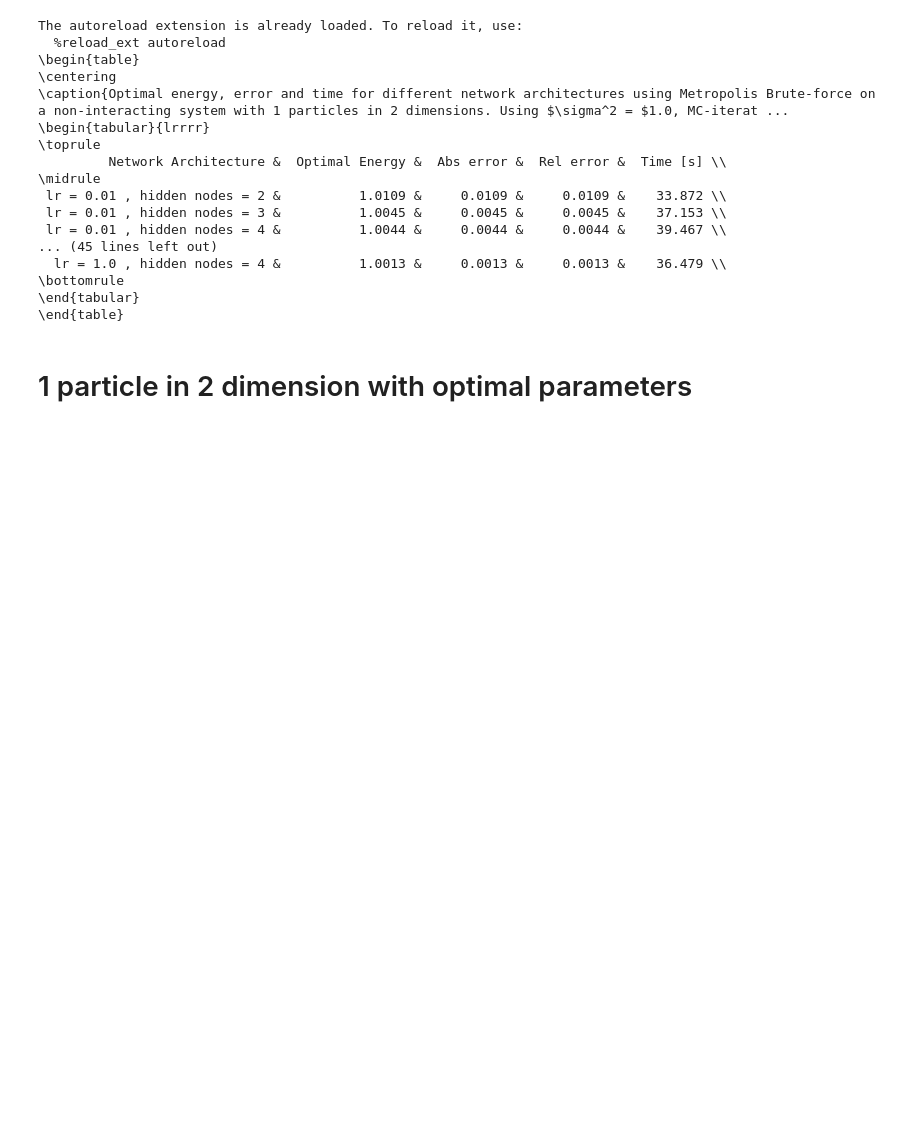
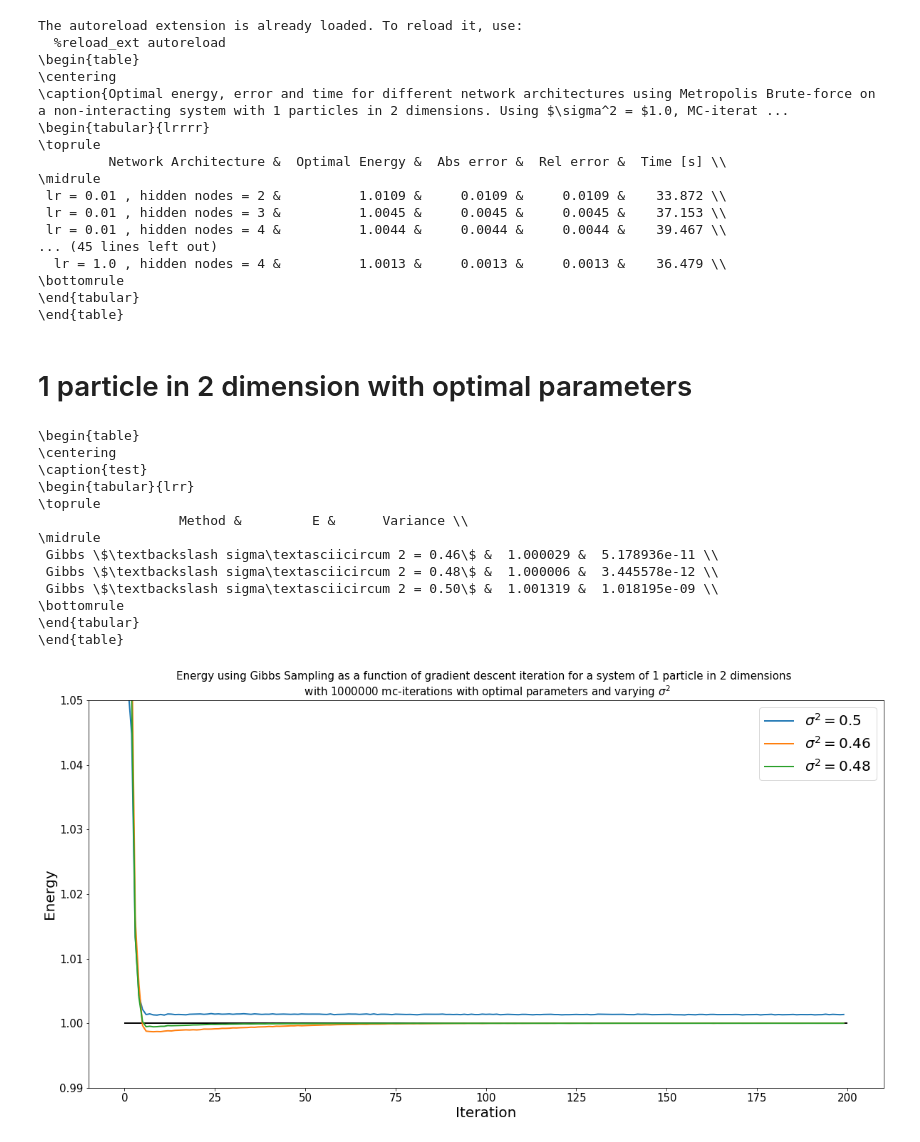
Before and after one commit to MartinKHovden/ComputationalPhysics2, a Jupyter notebook: Project2/non-interacting.ipynb, the cells around one changed output. Drawn from its saved outputs; the diff is of its cells as text; code cells hidden in the pictures; blank space fills up the shorter version.

```diff
--- a/Project2/non-interacting.ipynb
+++ b/Project2/non-interacting.ipynb
@@ -397,6 +405,66 @@ The autoreload extension is already loaded. To reload it, use:
 \end{table}
 # %% [markdown]
 # 1 particle in 2 dimension with optimal parameters
+# %%
+import numpy as np
+import matplotlib.pyplot as plt
+import pandas as pd
+from blocking import block
+
+
+plt.rcParams["figure.figsize"] = 20,10
+plt.rcParams["lines.linewidth"] = 2
+plt.rcParams["xtick.labelsize"] =15
+plt.rcParams["ytick.labelsize"] =15
+plt.rcParams["axes.labelsize"] = 20
+plt.rcParams["legend.fontsize"] = 20
+plt.rcParams["legend.title_fontsize"] = 15
+
+exact = 1
+
+gs_05 = np.loadtxt("output/MCMC_Runs/interacting_false/MCMC_Runs_gibbs_sampling_num_particles_1_num_dims_2_hidden_4_sigma_0.5_num_mc_iterations_1000000.txt", skiprows=1)
+gibbs_05_E, gibbs_05_Var = (block(gs_05))
+gs_046 = np.loadtxt("output/MCMC_Runs/interacting_false/MCMC_Runs_gibbs_sampling_num_particles_1_num_dims_2_hidden_4_sigma_0.46_num_mc_iterations_1000000.txt", skiprows=1)
+gibbs_046_E, gibbs_046_Var = (block(gs_046))
+gs_048 = np.loadtxt("output/MCMC_Runs/interacting_false/MCMC_Runs_gibbs_sampling_num_particles_1_num_dims_2_hidden_4_sigma_0.48_num_mc_iterations_1000000.txt", skiprows=1)
+gibbs_048_E, gibbs_048_Var = (block(gs_048))
+# gs_052 = np.loadtxt("output/MCMC_Runs/interacting_false/MCMC_Runs_gibbs_sampling_num_particles_1_num_dims_2_hidden_4_sigma_0.52_num_mc_iterations_1000000.txt", skiprows=1)
+# gibbs_052_E, gibbs_052_Var = (block(gs_052))
+df = pd.DataFrame({"Method": [r"Gibbs $\sigma^2 = 0.46$",r"Gibbs $\sigma^2 = 0.48$",r"Gibbs $\sigma^2 = 0.50$"], "E":[ gibbs_046_E,gibbs_048_E, gibbs_05_E],"Variance":[gibbs_046_Var,gibbs_048_Var, gibbs_05_Var ]})
+print(df.to_latex(index=False, caption="test"))
+
+convergence_gs_05 = np.loadtxt("output/interacting_false/optimal/gs_optim_num_particles_1_num_dims_2_lr_1.0_hidden_4_sigma_0.5_num_mc_iterations_1000000.txt", skiprows=1)
+convergence_gs_046 = np.loadtxt("output/interacting_false/optimal/gs_optim_num_particles_1_num_dims_2_lr_1.0_hidden_4_sigma_0.46_num_mc_iterations_1000000.txt", skiprows=1)
+convergence_gs_048 = np.loadtxt("output/interacting_false/optimal/gs_optim_num_particles_1_num_dims_2_lr_1.0_hidden_4_sigma_0.48_num_mc_iterations_1000000.txt", skiprows=1)
+# convergence_gs_052 = np.loadtxt("output/interacting_false/optimal/gs_optim_num_particles_1_num_dims_2_lr_1.0_hidden_4_sigma_0.52_num_mc_iterations_1000000.txt", skiprows=1)
+
+plt.plot(convergence_gs_05)
+plt.hlines(exact,0,200)
+plt.plot(convergence_gs_046)
+plt.plot(convergence_gs_048)
+plt.xlabel("Iteration")
+plt.ylabel("Energy")
+plt.title("Energy using Gibbs Sampling as a function of gradient descent iteration for a system of 1 particle in 2 dimensions \n with 1000000 mc-iterations with optimal parameters and varying $\sigma^2$", fontsize=15)
+# plt.plot(convergence_gs_052)
+plt.legend([r"$\sigma^2 = 0.5$",r"$\sigma^2 = 0.46$", r"$\sigma^2=0.48$"])
+plt.ylim(0.99, 1.05)
+plt.savefig("plots/non_interacting_num_particles_1_num_dims_2_gibbs_varying_sigma.png")
+plt.show()
+# %% [output]
+\begin{table}
+\centering
+\caption{test}
+\begin{tabular}{lrr}
+\toprule
+                  Method &         E &      Variance \\
+\midrule
+ Gibbs \$\textbackslash sigma\textasciicircum 2 = 0.46\$ &  1.000029 &  5.178936e-11 \\
+ Gibbs \$\textbackslash sigma\textasciicircum 2 = 0.48\$ &  1.000006 &  3.445578e-12 \\
+ Gibbs \$\textbackslash sigma\textasciicircum 2 = 0.50\$ &  1.001319 &  1.018195e-09 \\
+\bottomrule
+\end{tabular}
+\end{table}
+[figure, added]
 # %%
 import numpy as np
 import matplotlib.pyplot as plt
```
Also changed, not shown: parts of 9 cells of this notebook, 36 other files.
